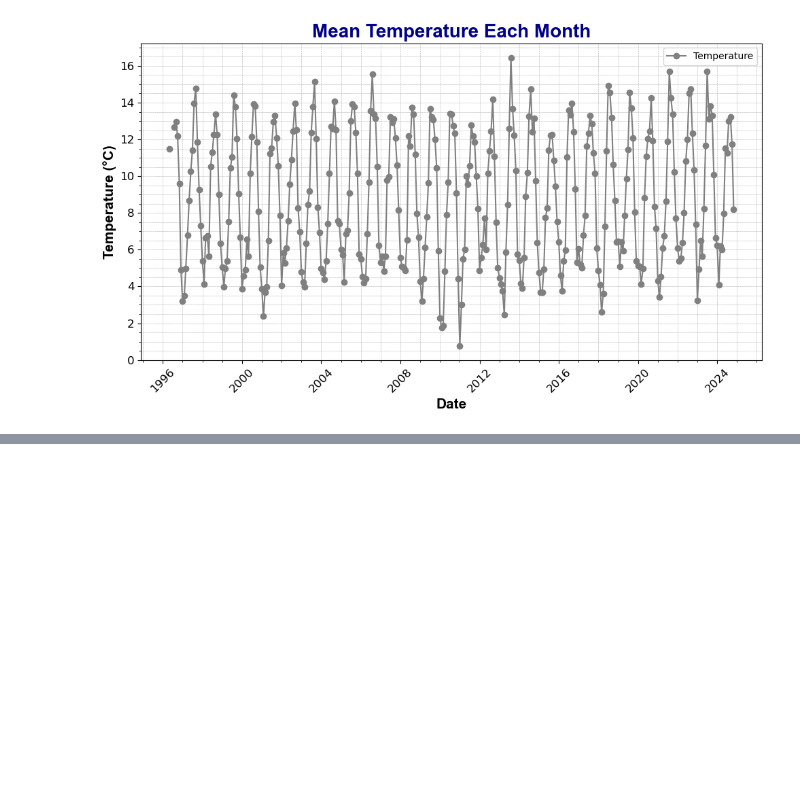
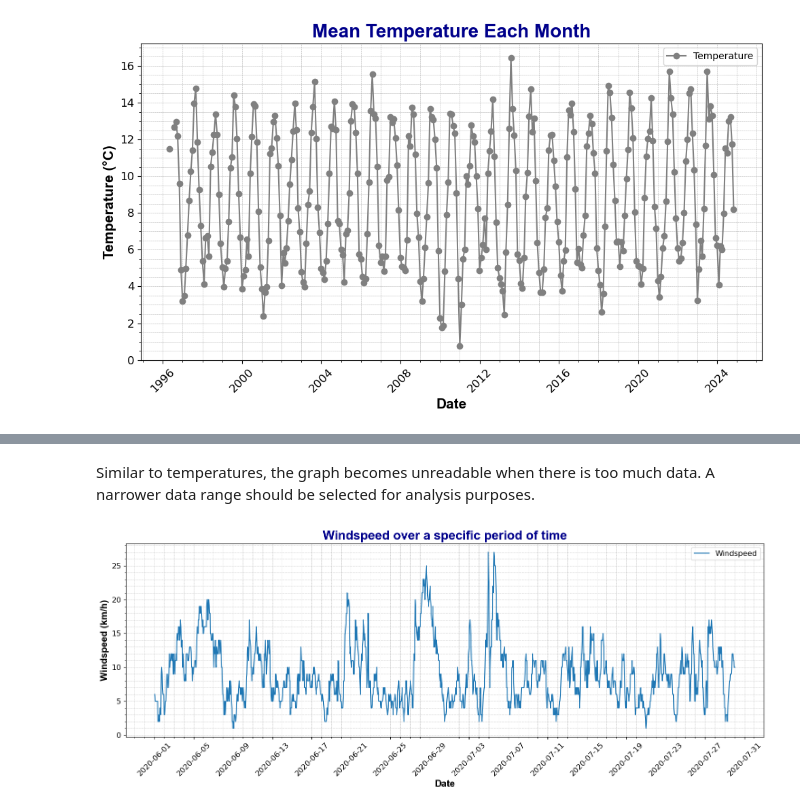
Before and after one commit to TomUszyn/PFDA-assignments, a Jupyter notebook: assingment_6_Weather.ipynb, the cells around one changed output, grey strips where cells are left out. Saved outputs shown, nothing was run; the diff lists cells and outputs as text; code cells hidden in the pictures; blank space fills up the shorter version.

```diff
--- a/assingment_6_Weather.ipynb
+++ b/assingment_6_Weather.ipynb
@@ -236,0 +265,33 @@ plt.show()
+# %% [markdown]
+Similar to temperatures, the graph becomes unreadable when there is too much data. A narrower data range should be selected for analysis purposes.
+# %%
+# Filter data for a specific period of time
+startDate = "2020-06-01 01:00:00"
+endDate = "2020-07-30 01:00:00"
+filteredDf = df.loc[startDate:endDate]
+
+# Plot with Seaborn
+plt.figure(figsize=(15, 6))
+sns.lineplot(data=filteredDf, x=filteredDf.index, y="wdsp")
+plt.title('Windspeed over a specific period of time', fontsize=20, fontweight='bold', fontname='Arial', color='darkblue')
+plt.xlabel('Date', fontsize=15, fontweight='bold', fontname='Arial')
+plt.ylabel('Windspeed (km/h)', fontsize=15, fontweight='bold', fontname='Arial')
+plt.grid(True, which='both', linestyle='--', linewidth=0.4)
+plt.xticks(fontsize=12, rotation=45)
+plt.yticks(fontsize=12)
+plt.legend(['Windspeed'], loc='upper right', fontsize=12)
+
+# Customize x-axis ticks and labels
+ax = plt.gca()
+ax.xaxis.set_major_locator(mdates.DayLocator(interval=4))  # Set major ticks to every day
+ax.xaxis.set_major_formatter(mdates.DateFormatter('%Y-%m-%d'))  # Format the ticks to show date only
+ax.xaxis.set_minor_locator(mdates.DayLocator())
+
+# Add minor ticks on y-axis
+ax.yaxis.set_minor_locator(AutoMinorLocator())
+
+# Adjust layout to fit labels
+plt.tight_layout()
+plt.show()
+# %% [output]
+[figure, added]
```
Also changed, not shown: parts of 4 cells of this notebook.
